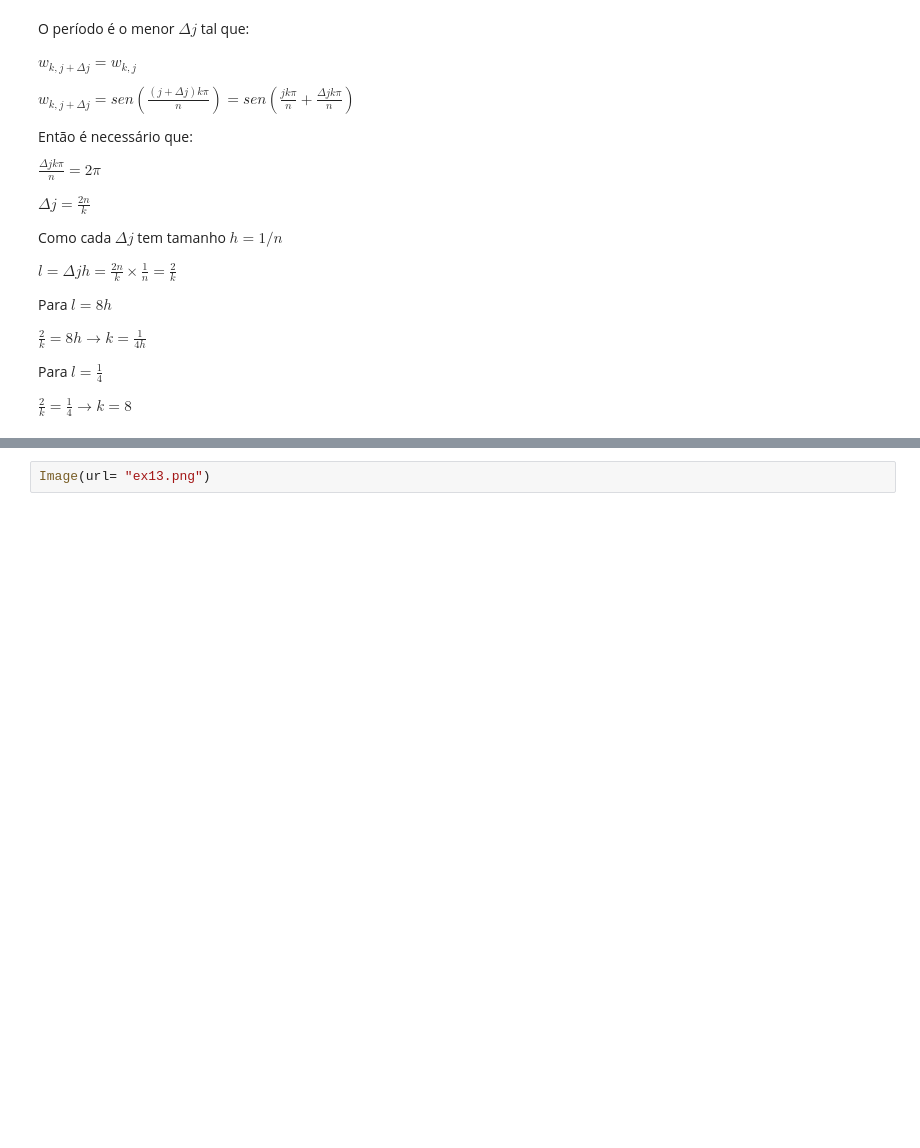
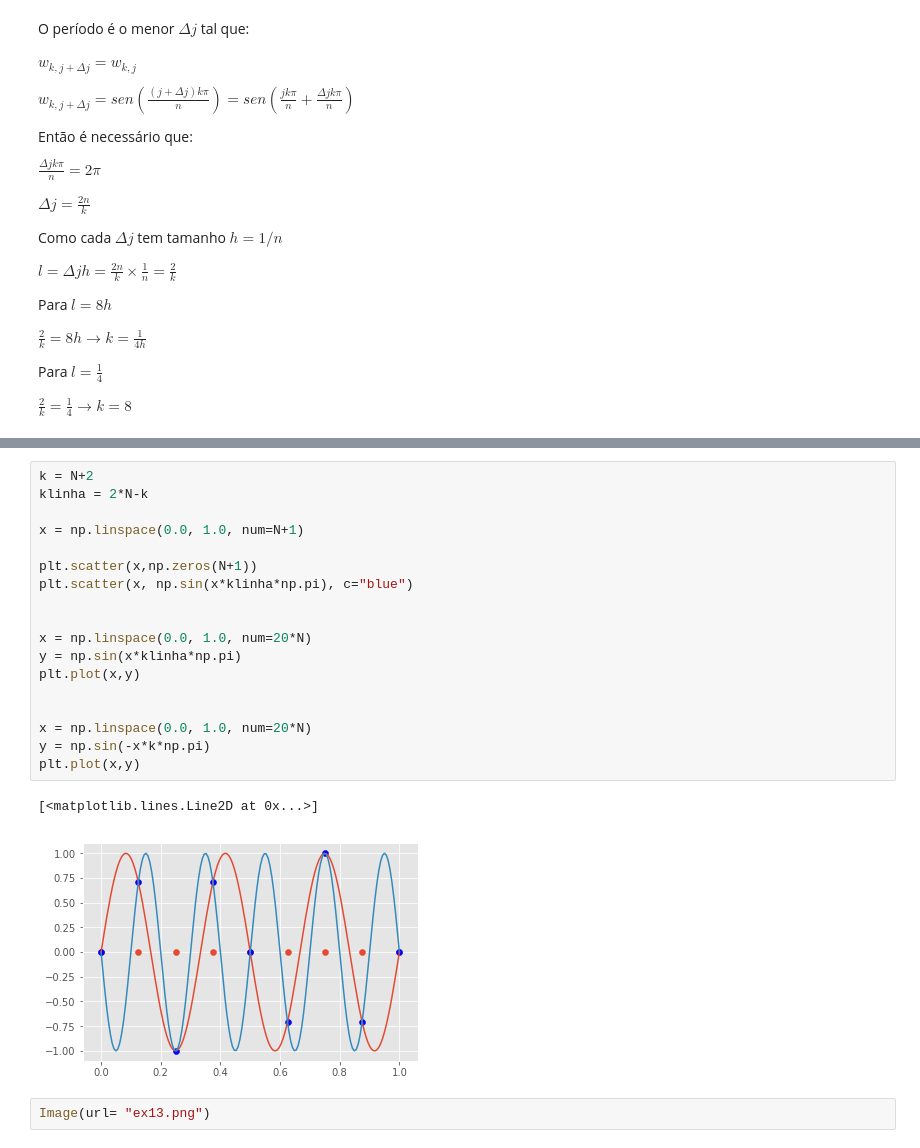
Before and after one commit to mtsodf/estudo_fem, a Jupyter notebook: multigrid/Briggs - Cap 02.ipynb, the cells around one changed output, grey strips where cells are left out. Cells and saved outputs as stored; diff of their text form; blank space fills up the shorter version.

```diff
--- a/multigrid/Briggs - Cap 02.ipynb
+++ b/multigrid/Briggs - Cap 02.ipynb
@@ -417,3 +475,24 @@ Image(url= "ex12")
+# %%
+k = N+2
+klinha = 2*N-k
+
+x = np.linspace(0.0, 1.0, num=N+1)
+
+plt.scatter(x,np.zeros(N+1))
+plt.scatter(x, np.sin(x*klinha*np.pi), c="blue")
+
+
+x = np.linspace(0.0, 1.0, num=20*N)
+y = np.sin(x*klinha*np.pi)
+plt.plot(x,y)
+
+
+x = np.linspace(0.0, 1.0, num=20*N)
+y = np.sin(-x*k*np.pi)
+plt.plot(x,y)
+# %% [output]
+[<matplotlib.lines.Line2D at 0x...>]
+[figure, added]
 # %%
 Image(url= "ex13.png")
 # %% [output]
```
Also changed, not shown: parts of 6 cells of this notebook.
